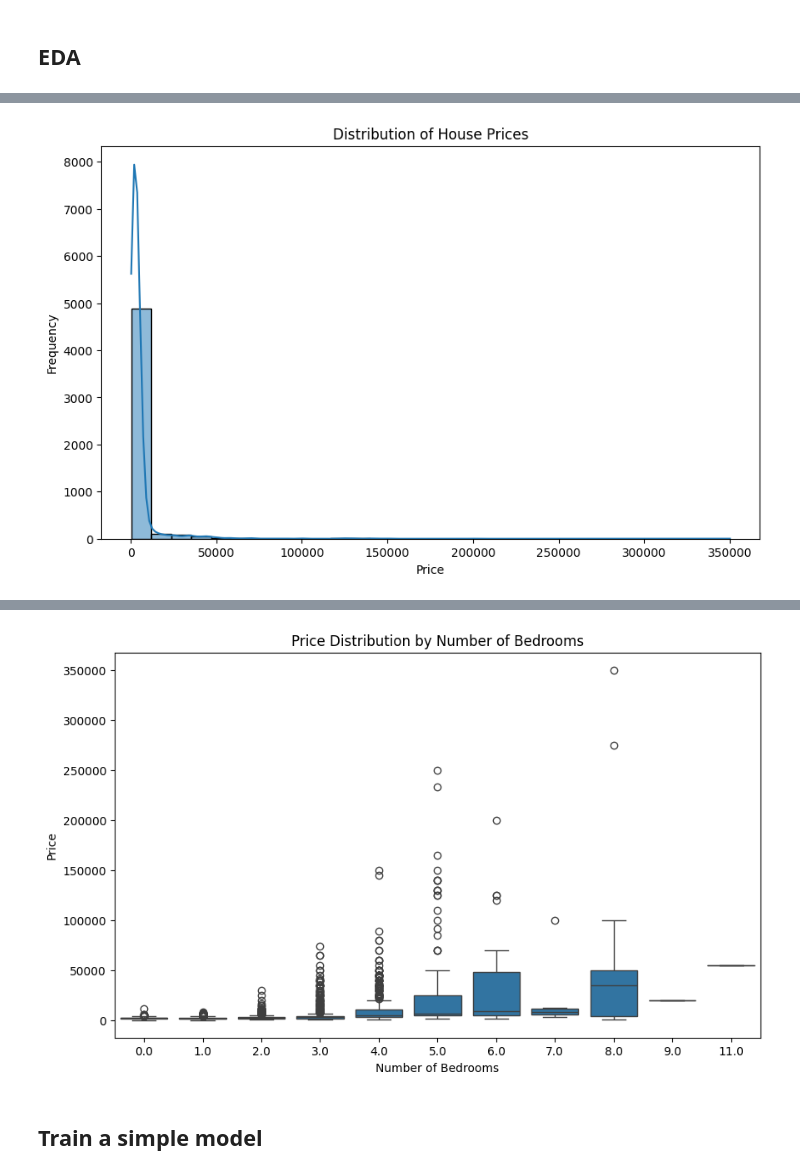
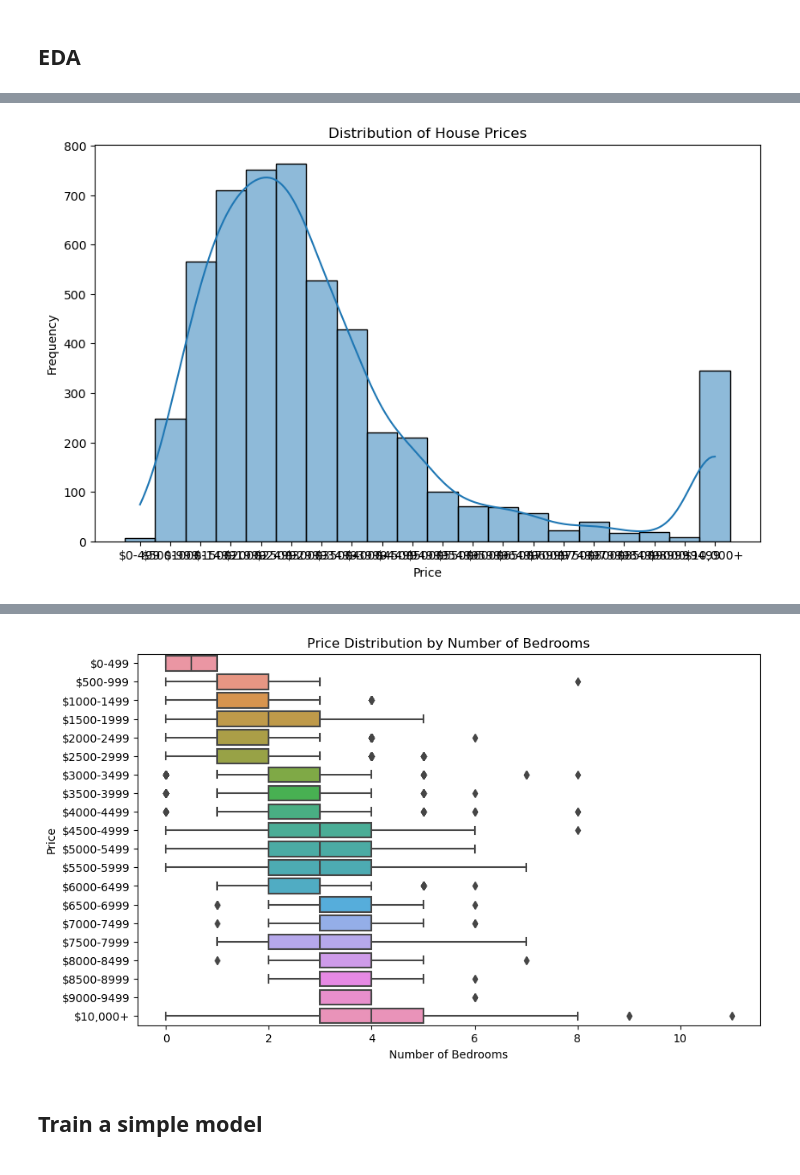
Before and after one commit to abhishekmahajan98/rent-raja, a Jupyter notebook: zip_code_analysis.ipynb, the cells around one changed output, grey strips where cells are left out. Saved outputs shown, nothing was run; the diff lists cells and outputs as text; code cells hidden in the pictures.

Commit message:
data cleaning 1

```diff
--- a/zip_code_analysis.ipynb
+++ b/zip_code_analysis.ipynb
@@ -72,0 +243,11 @@ zillow_df.head()
+# %%
+conversion_rate_cad_usd = 0.72
+zillow_df['price'] = (
+    zillow_df['price']
+    .str.replace(r'[^0-9]', '', regex=True)
+    .astype(float)
+)
+
+zillow_df.loc[zillow_df['countryCurrency'] == 'C$', 'price'] *= conversion_rate_cad_usd
+zillow_df = zillow_df[zillow_df['addressState'] == 'NY']
+print(zillow_df['price'].head())
@@ -72,0 +261,14 @@ zillow_df.head()
+# %%
+zillow_df.drop(columns=['zpid', 'rawHomeStatusCd', 'marketingStatusSimplifiedCd', 'id', 'providerListingId', 'imgSrc', 'hasImage', 'detailUrl', 'statusType', 'statusText', 'countryCurrency', 'unformattedPrice', 'address',
+       'addressStreet', 'addressCity', 'addressState',
+       'isUndisclosedAddress',
+       'isZillowOwned', 'variableData', 'hdpData', 'has3DModel', 'hasVideo',
+       'isSaved', 'isUserClaimingOwner', 'isUserConfirmedClaim', 'pgapt', 'sgapt', 'shouldShowZestimateAsPrice',
+       'isHomeRec',
+       'isShowcaseListing', 'list', 'relaxed', 'brokerName', 'carouselPhotos',
+       'marketingTreatments', 'rooms', 'badgeInfo',
+       'units', 'lotId', 'buildingName', 'isBuilding',
+       'canSaveBuilding', 'availabilityCount', 'isInstantTourEnabled',
+       'isContactable', 'hasOpenHouse', 'openHouseStartDate',
+       'openHouseEndDate', 'openHouseDescription', 'streetViewURL',
+       'streetViewMetadataURL'], inplace=True)
@@ -114,3 +456,12 @@ def clean_price(price_str):
 df['price'] = df['price'].apply(clean_price)
 df['Monthly Housing Costs'] = df['Monthly Housing Costs'].apply(clean_price)
 df['Median Home Value'] = df['Median Home Value'].apply(clean_price)
+# %%
+bins = list(range(0, 10000, 1000)) + [float('inf')]  # Bins from 0 to 10,000, step 500, and one bin for values above 10,000
+labels = [f"${i}-{i+999}" for i in range(0, 9000, 1000)] + ["$10,000+"]
+
+# Apply the categorization
+df['price_category'] = pd.cut(df['price'], bins=bins, labels=labels, right=False)
+
+# Check the result
+print(df[['price', 'price_category']].head())
@@ -130,13 +488,13 @@ plt.show()
 # %%
 # most houses look to be lower than $50000
 plt.figure(figsize=(10, 6))
-sns.histplot(data=df, x='price', bins=30, kde=True)
+sns.histplot(data=df, x='price_category', bins=30, kde=True)
 plt.title('Distribution of House Prices')
 plt.xlabel('Price')
 plt.ylabel('Frequency')
 plt.show()
 # %% [output]
-[figure, old version]
+[figure, new version]
 # %%
 # Price vs Area scatter plot
 plt.figure(figsize=(10, 6))
@@ -150,13 +508,13 @@ plt.show()
 # %%
 # Box plot of prices by number of bedrooms
 plt.figure(figsize=(10, 6))
-sns.boxplot(data=df, x='beds', y='price')
+sns.boxplot(data=df, x='beds', y='price_category')
 plt.title('Price Distribution by Number of Bedrooms')
 plt.xlabel('Number of Bedrooms')
 plt.ylabel('Price')
 plt.show()
 # %% [output]
-[figure, old version]
+[figure, new version]
 # %% [markdown]
 ## Train a simple model
 # %%
```
Also changed, not shown: parts of 25 cells of this notebook, 1 other file.
